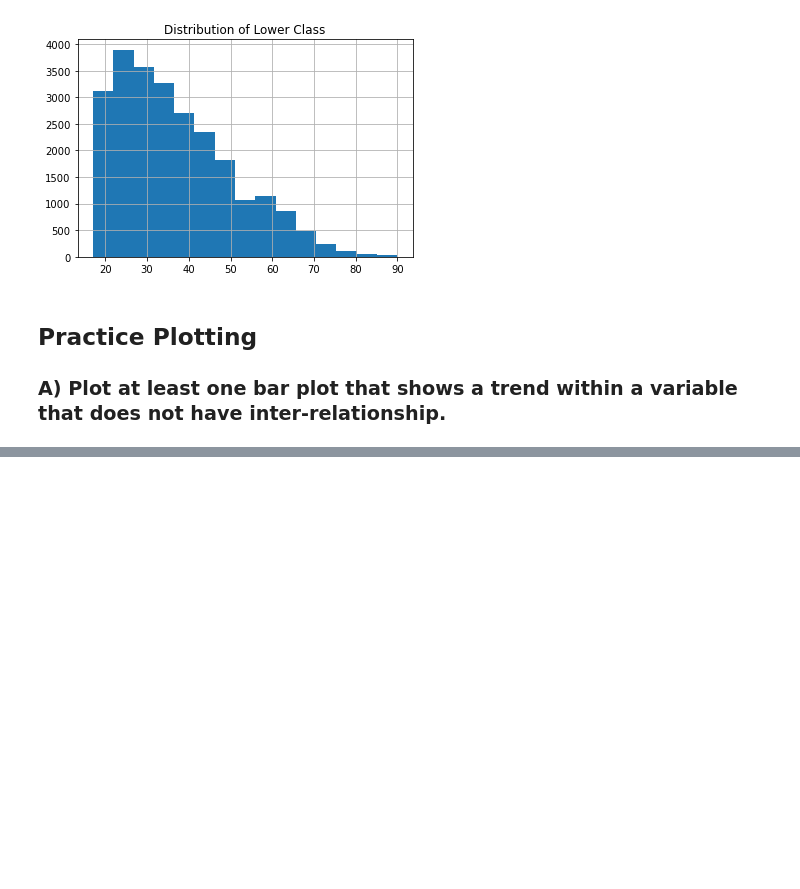
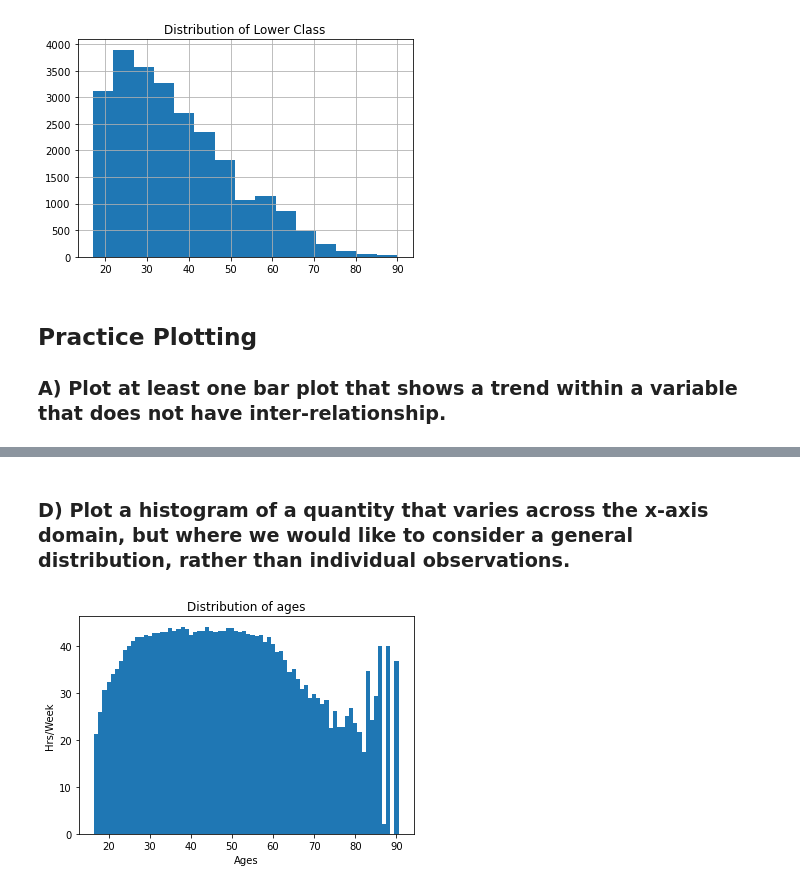
Before and after one commit to jventura1738/COSC311, a Jupyter notebook: LABS/Lab3_JV/Lab3.ipynb, the cells around one changed output, grey strips where cells are left out. Cells and saved outputs as stored; diff of their text form; code cells hidden in the pictures; blank space fills up the shorter version.

```diff
--- a/LABS/Lab3_JV/Lab3.ipynb
+++ b/LABS/Lab3_JV/Lab3.ipynb
@@ -214,0 +234,14 @@ edu_vs_work.groupby(by='education-num').mean().plot.line()
+# %% [markdown]
+### D)  Plot a histogram of a quantity that varies across the x-axis domain, but where we would like to consider a general distribution, rather than individual observations.
+# %%
+age_vs_work = a_frame[['age', 'hr_per_week']]
+age_vs_work = age_vs_work.groupby('age').mean().reset_index()
+x = age_vs_work['age']
+y = age_vs_work['hr_per_week']
+plt.bar(x,y, align='center', width=1)
+plt.title('Distribution of ages')
+plt.xlabel('Ages')
+plt.ylabel('Hrs/Week')
+plt.show()
+# %% [output]
+[figure, added]
```
Also changed, not shown: parts of 19 cells of this notebook.
